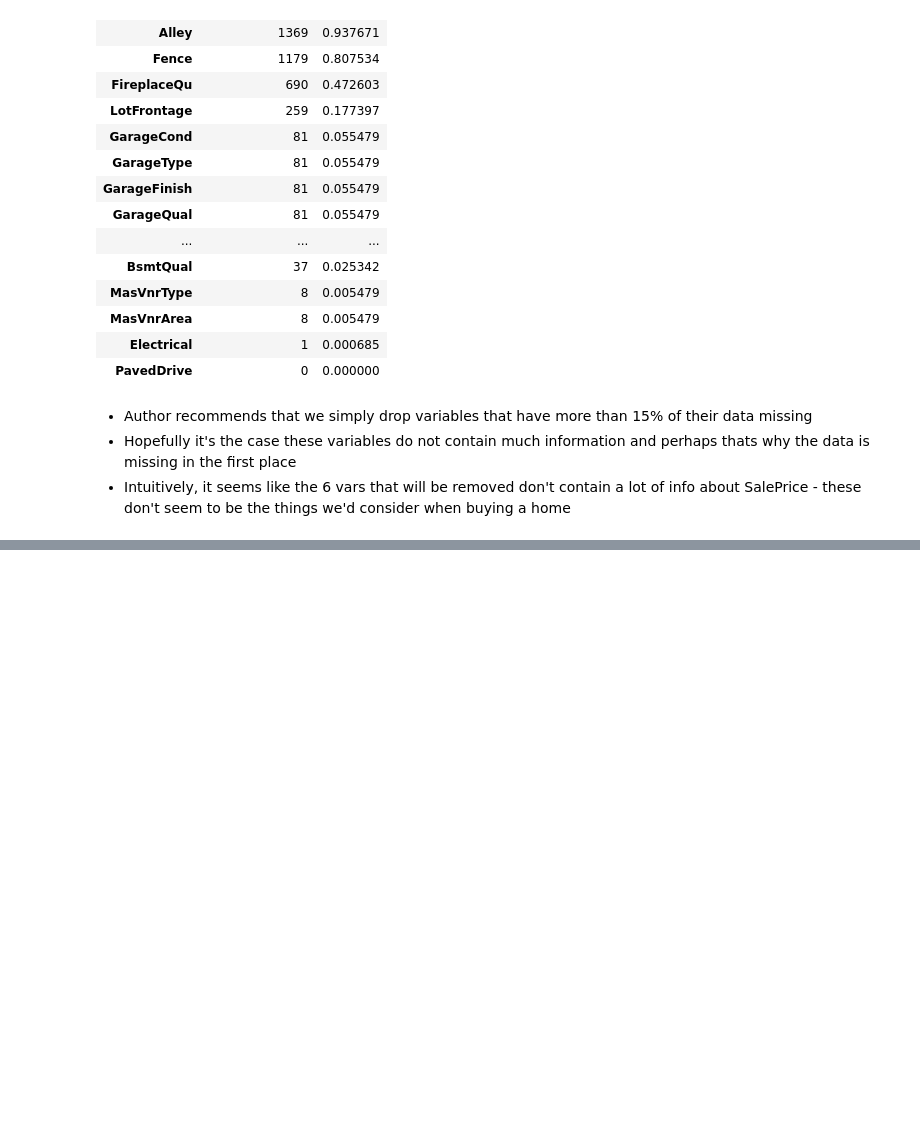
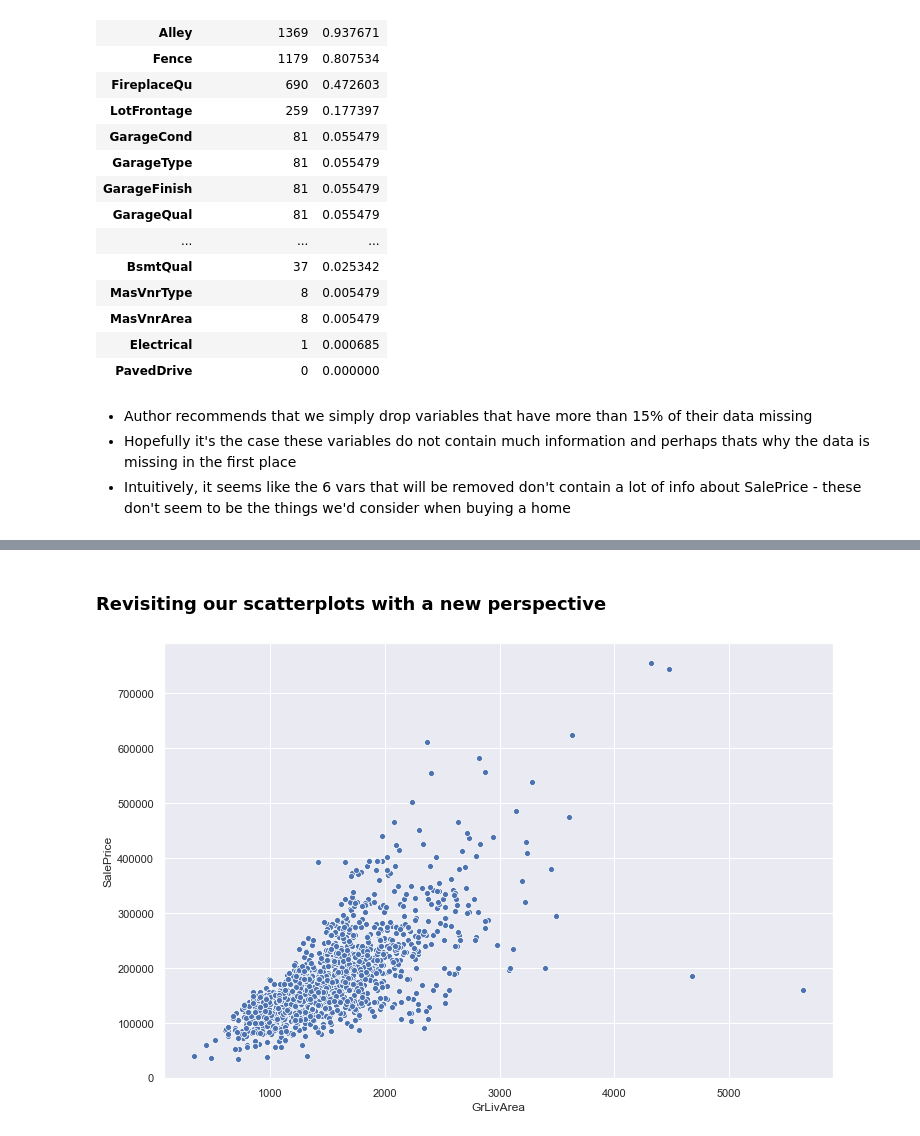
Before and after one commit to defazioj/eda_practice, a Jupyter notebook: notebook/eda/eda.ipynb, the cells around one changed output, grey strips where cells are left out. Cells and saved outputs as stored; diff of their text form; code cells hidden in the pictures; blank space fills up the shorter version.

```diff
--- a/notebook/eda/eda.ipynb
+++ b/notebook/eda/eda.ipynb
@@ -231,0 +239,6 @@ missing_data.head(20)
+# %%
+df_train.drop(missing_data[missing_data.missing_values > 1].index, 1, inplace=True)
+df_train.drop(df_train[df_train.Electrical.isnull()].index, inplace=True)
+
+# making sure we removed all missing data
+df_train.isnull().sum().sum()
@@ -231,0 +321,8 @@ missing_data.head(20)
+# %% [markdown]
+### Revisiting our scatterplots with a new perspective
+# %%
+var = 'GrLivArea'
+plt.figure(figsize=(12, 8))
+sns.scatterplot(x=var, y='SalePrice', data=df_train);
+# %% [output]
+[figure, added]
```
Also changed, not shown: parts of 15 cells of this notebook.
